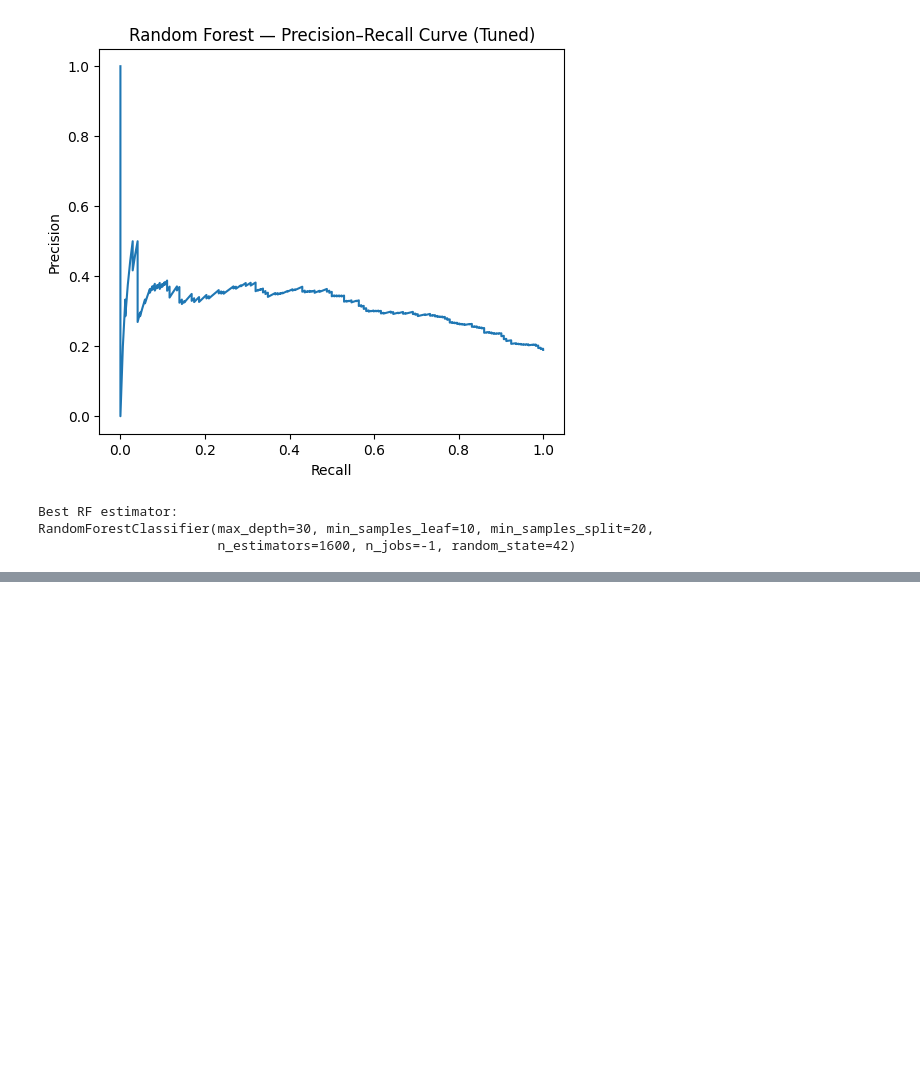
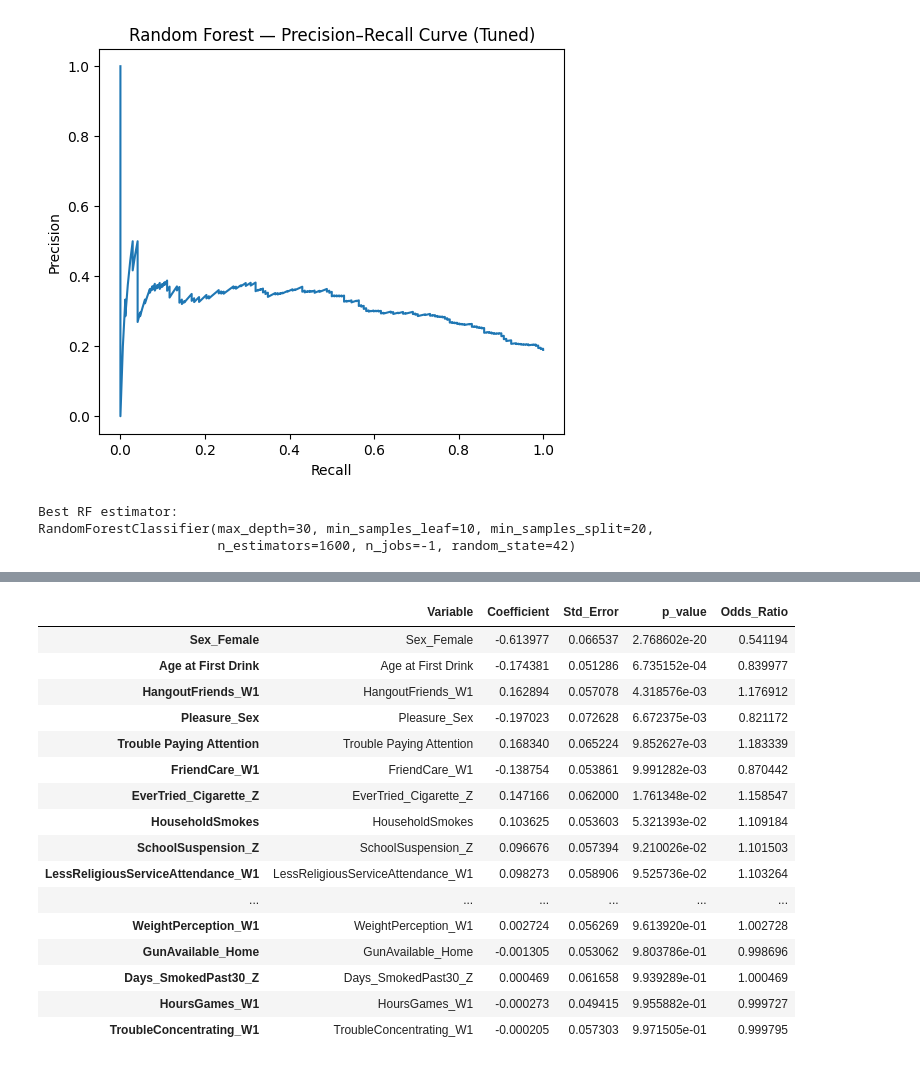
Before and after one commit to hmhamade1999-debug/Substance-Use-Prediction-From-Adolescence, a Jupyter notebook: Capstone_USJ_Modeling_Alcohol.ipynb, the cells around one changed output, grey strips where cells are left out. Saved outputs shown, nothing was run; the diff lists cells and outputs as text; code cells hidden in the pictures; blank space fills up the shorter version.

```diff
--- a/Capstone_USJ_Modeling_Alcohol.ipynb
+++ b/Capstone_USJ_Modeling_Alcohol.ipynb
@@ -1862,0 +1665,2 @@ RandomForestClassifier(max_depth=30, min_samples_leaf=10, min_samples_split=20,
+# %%
+df_logit=df_logit.drop(columns=['DaysMarijuanaPast12M_W4'])
@@ -1862,0 +1793,5 @@ RandomForestClassifier(max_depth=30, min_samples_leaf=10, min_samples_split=20,
+# %%
+df_logit["heavy_drinker"] = (df_logit["TotalDrinking"] > 40).astype(int)
+y = df_logit["heavy_drinker"]
+
+X = df_logit.drop(columns=["TotalDrinking", "heavy_drinker"])
@@ -1862,0 +1828,18 @@ RandomForestClassifier(max_depth=30, min_samples_leaf=10, min_samples_split=20,
+# %%
+from sklearn.linear_model import LogisticRegression
+lr_plain = LogisticRegression(penalty=None, solver="lbfgs", max_iter=5000)
+lr_plain.fit(X_train_scaled, y_train)
+
+y_pred_prob = lr_plain.predict_proba(X_test_scaled)[:, 1]
+
+fpr, tpr, thresholds = roc_curve(y_test, y_pred_prob)
+youden_j = tpr - fpr
+best_idx = np.argmax(youden_j)
+best_threshold = thresholds[best_idx]
+
+y_pred_class = (y_pred_prob >= best_threshold).astype(int)
+
+print("AUC:", roc_auc_score(y_test, y_pred_prob))
+print("Optimal threshold (Youden J):", round(best_threshold, 4))
+print("\nClassification report:\n", classification_report(y_test, y_pred_class))
+print("\nConfusion matrix:\n", confusion_matrix(y_test, y_pred_class))
@@ -1862,0 +1864,38 @@ RandomForestClassifier(max_depth=30, min_samples_leaf=10, min_samples_split=20,
+# %%
+# Build a DataFrame so statsmodels keeps names
+X_train_sm = pd.DataFrame(X_train_scaled, columns=feature_names, index=X_train.index)
+X_train_sm = sm.add_constant(X_train_sm, has_constant="add")
+
+logit_model = sm.Logit(y_train.astype(float), X_train_sm.astype(float))
+logit_result = logit_model.fit(method="lbfgs", disp=False)
+
+# Results table
+results_table = pd.DataFrame({
+    "Variable": X_train_sm.columns,
+    "Coefficient": logit_result.params,
+    "Std_Error": logit_result.bse,
+    "p_value": logit_result.pvalues
+})
+
+results_table["Odds_Ratio"] = np.exp(results_table["Coefficient"])
+results_table = results_table[results_table["Variable"] != "const"].sort_values("p_value")
+
+results_table
+# %% [output]
+|  | Variable | Coefficient | Std_Error | p_value | Odds_Ratio |
+| Sex_Female | Sex_Female | -0.613977 | 0.066537 | 2.768602e-20 | 0.541194 |
+| Age at First Drink | Age at First Drink | -0.174381 | 0.051286 | 6.735152e-04 | 0.839977 |
+| HangoutFriends_W1 | HangoutFriends_W1 | 0.162894 | 0.057078 | 4.318576e-03 | 1.176912 |
+| Pleasure_Sex | Pleasure_Sex | -0.197023 | 0.072628 | 6.672375e-03 | 0.821172 |
+| Trouble Paying Attention | Trouble Paying Attention | 0.168340 | 0.065224 | 9.852627e-03 | 1.183339 |
+| FriendCare_W1 | FriendCare_W1 | -0.138754 | 0.053861 | 9.991282e-03 | 0.870442 |
+| EverTried_Cigarette_Z | EverTried_Cigarette_Z | 0.147166 | 0.062000 | 1.761348e-02 | 1.158547 |
+| HouseholdSmokes | HouseholdSmokes | 0.103625 | 0.053603 | 5.321393e-02 | 1.109184 |
+| SchoolSuspension_Z | SchoolSuspension_Z | 0.096676 | 0.057394 | 9.210026e-02 | 1.101503 |
+| LessReligiousServiceAttendance_W1 | LessReligiousServiceAttendance_W1 | 0.098273 | 0.058906 | 9.525736e-02 | 1.103264 |
+| ... | ... | ... | ... | ... | ... |
+| WeightPerception_W1 | WeightPerception_W1 | 0.002724 | 0.056269 | 9.613920e-01 | 1.002728 |
+| GunAvailable_Home | GunAvailable_Home | -0.001305 | 0.053062 | 9.803786e-01 | 0.998696 |
+| Days_SmokedPast30_Z | Days_SmokedPast30_Z | 0.000469 | 0.061658 | 9.939289e-01 | 1.000469 |
+| HoursGames_W1 | HoursGames_W1 | -0.000273 | 0.049415 | 9.955882e-01 | 0.999727 |
+| TroubleConcentrating_W1 | TroubleConcentrating_W1 | -0.000205 | 0.057303 | 9.971505e-01 | 0.999795 |
```
Also changed, not shown: parts of 26 cells of this notebook.
